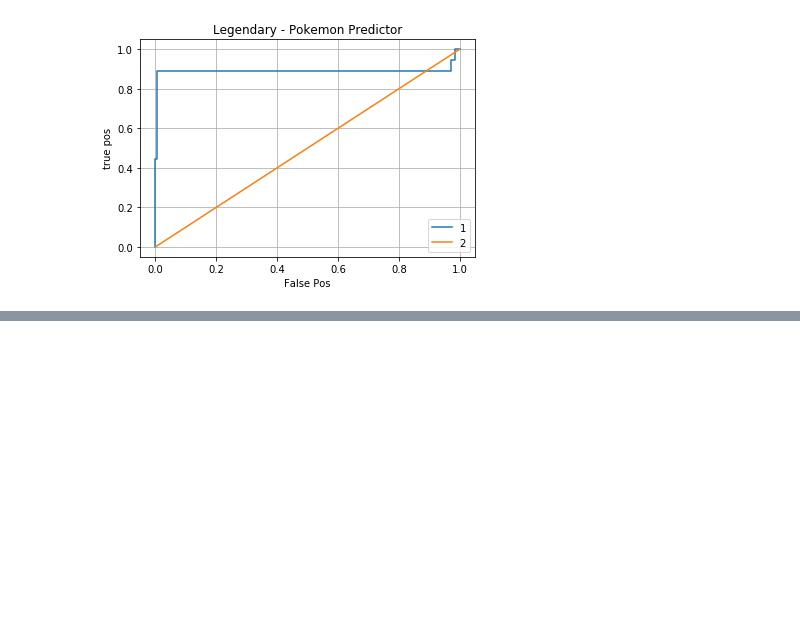
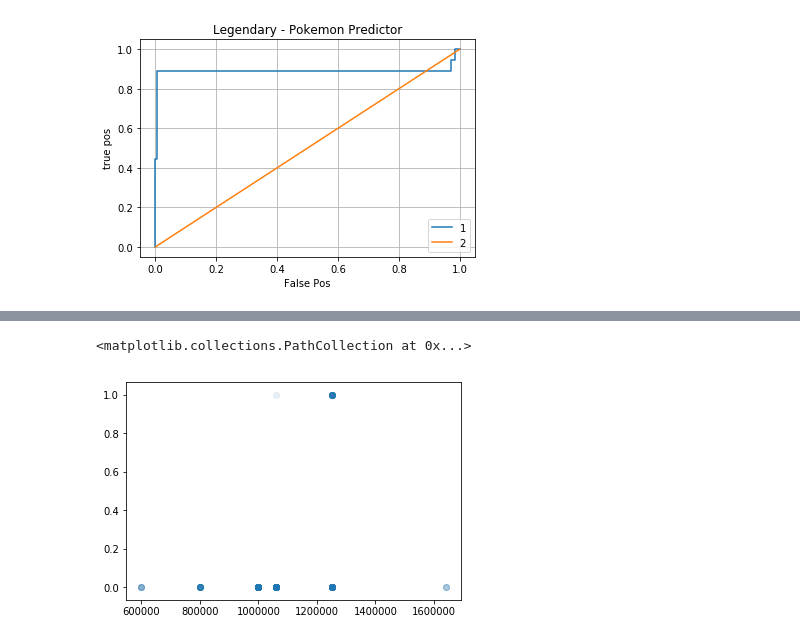
Before and after one commit to DavidWants2Learn/IsPokemonLegendary, a Jupyter notebook: Pokemon_Legendary.ipynb, the cells around one changed output, grey strips where cells are left out. Cells and saved outputs as stored; diff of their text form; code cells hidden in the pictures; blank space fills up the shorter version.

```diff
--- a/Pokemon_Legendary.ipynb
+++ b/Pokemon_Legendary.ipynb
@@ -178,0 +207,8 @@ metrics.auc(SFPR, STPR)
+# %%
+px = df["experience_growth"].values
+py = df["is_legendary"].values
+# %%
+plt.scatter(px, py, alpha=0.03)
+# %% [output]
+<matplotlib.collections.PathCollection at 0x...>
+[figure, added]
```
Also changed, not shown: parts of 4 cells of this notebook.
